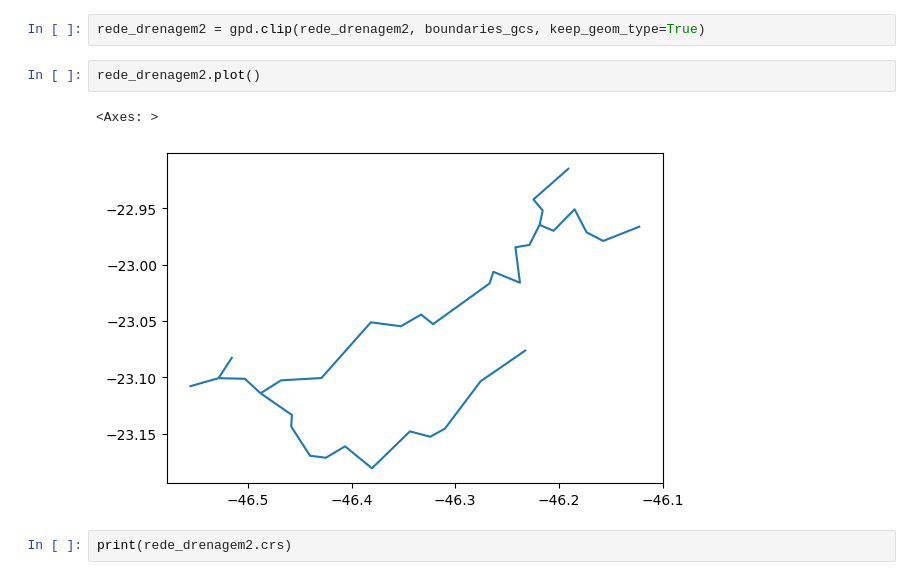
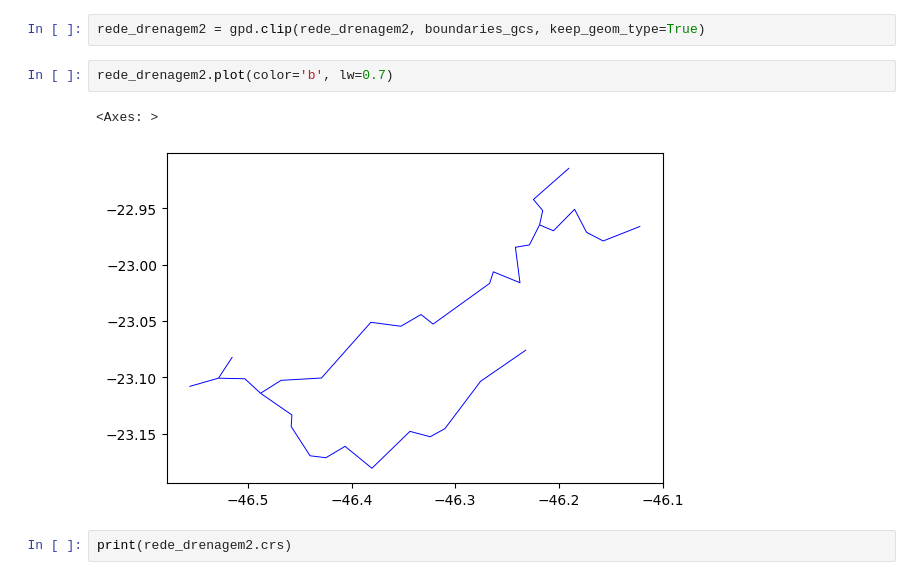
Before and after one commit to wanderam/codigos-modelagem-hidro, a Jupyter notebook: analise_recarga_modflow.ipynb, the cells around one changed output. Saved outputs shown, nothing was run; the diff lists cells and outputs as text.

```diff
--- a/analise_recarga_modflow.ipynb
+++ b/analise_recarga_modflow.ipynb
@@ -481,10 +496,10 @@ rede_drenagem2.plot()
 # %%
 rede_drenagem2 = gpd.clip(rede_drenagem2, boundaries_gcs, keep_geom_type=True)
-# %%
-rede_drenagem2.plot()
-# %% [output]
-<Axes: >
-[figure, removed]
+# %%
+rede_drenagem2.plot(color='b', lw=0.7)
+# %% [output]
+<Axes: >
+[figure, added]
 # %%
 print(rede_drenagem2.crs)
 # %% [output]
```
Also changed, not shown: parts of 45 cells of this notebook.
